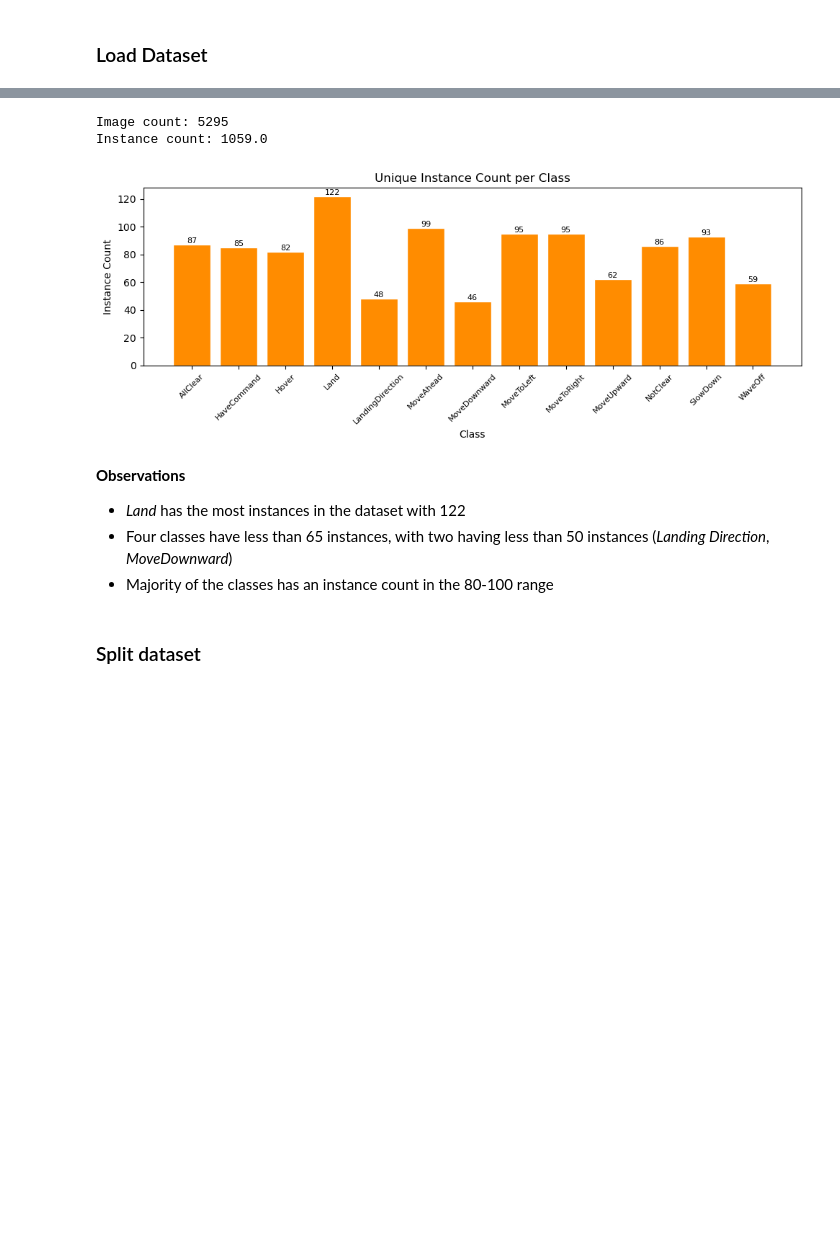
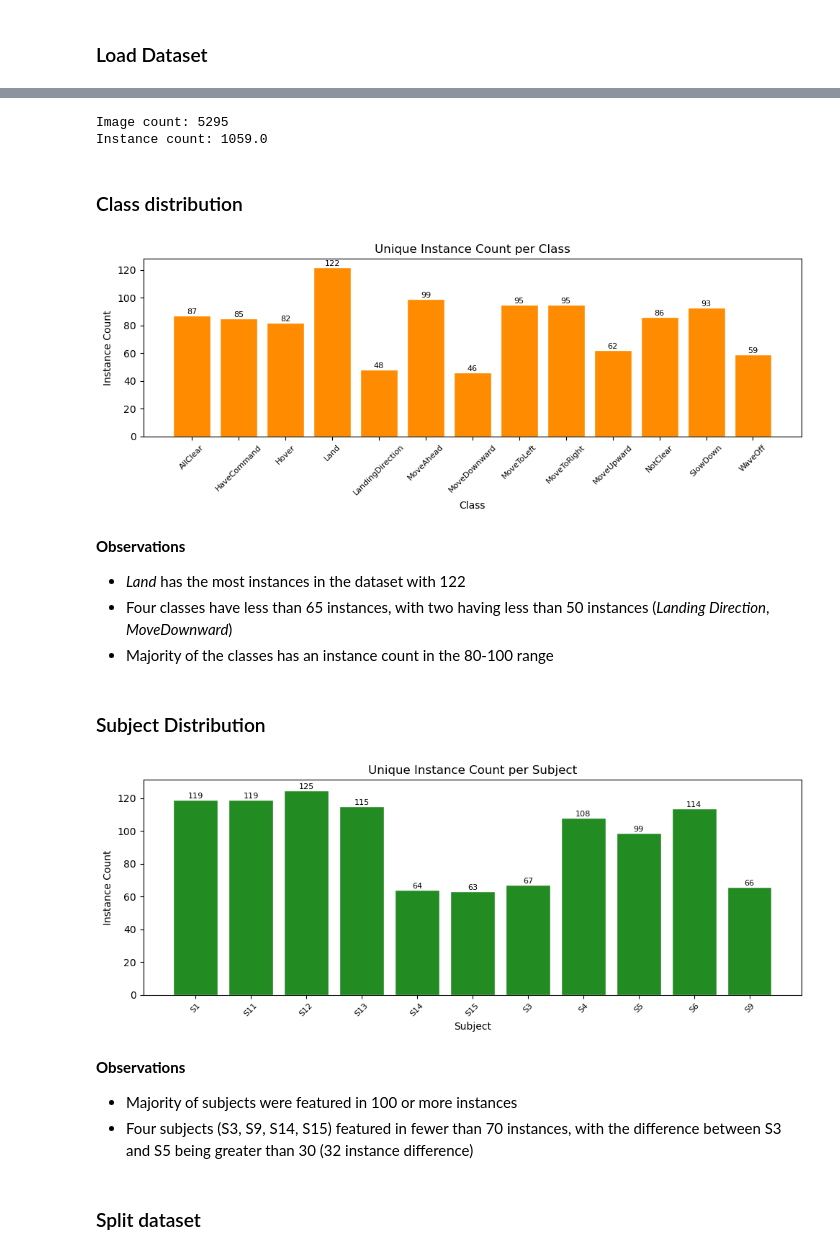
Before and after one commit to RylemarcAguinaldo/COSC2779-DL-A1-s3972876, a Jupyter notebook: cosc2779_a1_s3972876.ipynb, the cells around one changed output, grey strips where cells are left out. Saved outputs shown, nothing was run; the diff lists cells and outputs as text; code cells hidden in the pictures; blank space fills up the shorter version.

```diff
--- a/cosc2779_a1_s3972876.ipynb
+++ b/cosc2779_a1_s3972876.ipynb
@@ -210,19 +214,25 @@ def load_dataset(root, class_names):
+# %%
+# ---- Class Distribution of Full Dataset ----
+CLASS_NAMES = [
+    'AllClear', 'HaveCommand', 'Hover', 'Land', 'LandingDirection',
+    'MoveAhead', 'MoveDownward', 'MoveToLeft', 'MoveToRight', 'MoveUpward',
+    'NotClear', 'SlowDown', 'WaveOff'
+]
+
+samples, class_indices, groups = load_dataset(root=DATA_DIR, class_names=CLASS_NAMES)
+
+print(f'Image count: {len(samples)}')
+print(f'Instance count: {len(samples) / 5}')
+# %% [output]
+Image count: 5295
+Instance count: 1059.0
+# %% [markdown]
+### Class distribution
 # %%
-# ---- Class Distribution of Full Dataset ----
-CLASS_NAMES = [
-    'AllClear', 'HaveCommand', 'Hover', 'Land', 'LandingDirection',
-    'MoveAhead', 'MoveDownward', 'MoveToLeft', 'MoveToRight', 'MoveUpward',
-    'NotClear', 'SlowDown', 'WaveOff'
-]
-
-samples, targets, groups = load_dataset(root=DATA_DIR, class_names=CLASS_NAMES)
-
-print(f'Image count: {len(samples)}')
-print(f'Instance count: {len(samples) / 5}')
-
+groups_arr = np.array(groups)
 instance_counts_per_class = {}
 for class_idx, class_name in enumerate(CLASS_NAMES):
-    class_mask = [t == class_idx for t in targets]
+    class_mask = [c == class_idx for c in class_indices]
     class_instances = len(set(g for g, is_class in zip(groups, class_mask) if is_class))
     instance_counts_per_class[class_name] = class_instances
 
@@ -240,8 +250,6 @@ for i, (k, v) in enumerate(instance_counts_per_class.items()):
 plt.tight_layout()
 plt.show()
 # %% [output]
-Image count: 5295
-Instance count: 1059.0
 [figure]
 # %% [markdown]
 **Observations**
@@ -249,6 +257,37 @@ Instance count: 1059.0
 - *Land* has the most instances in the dataset with 122
 - Four classes have less than 65 instances, with two having less than 50 instances (*Landing Direction*, *MoveDownward*)
 - Majority of the classes has an instance count in the 80-100 range
+# %% [markdown]
+### Subject Distribution
+# %%
+# ---- Instance distribution per subject ----
+groups_arr = np.array(groups)
+subjects = np.array([g.split('_')[0] for g in groups])
+instance_counts_per_subject = {}
+for subject in sorted(set(subjects)):
+    subject_mask = (subjects == subject)
+    subject_instances = len(set(groups_arr[subject_mask]))
+    instance_counts_per_subject[subject] = subject_instances
+
+fig, ax = plt.subplots(figsize=(10, 4))
+ax.bar(instance_counts_per_subject.keys(),
+       instance_counts_per_subject.values(),
+       color='forestgreen', edgecolor='white')
+ax.set_title(f'Unique Instance Count per Subject')
+ax.set_ylabel('Instance Count')
+ax.set_xlabel('Subject')
+ax.tick_params(axis='x', labelsize=8, rotation=45)
+for i, (k, v) in enumerate(instance_counts_per_subject.items()):
+    ax.text(i, v, str(v), ha='center', va='bottom', fontsize=8)
+plt.tight_layout()
+plt.show()
+# %% [output]
+[figure, added]
+# %% [markdown]
+**Observations**
+
+- Majority of subjects were featured in 100 or more instances
+- Four subjects (S3, S9, S14, S15) featured in fewer than 70 instances, with the difference between S3 and S5 being greater than 30 (32 instance difference)
 # %% [markdown]
 ### Split dataset
 # %% [markdown]
```
Also changed, not shown: parts of 6 cells of this notebook.
